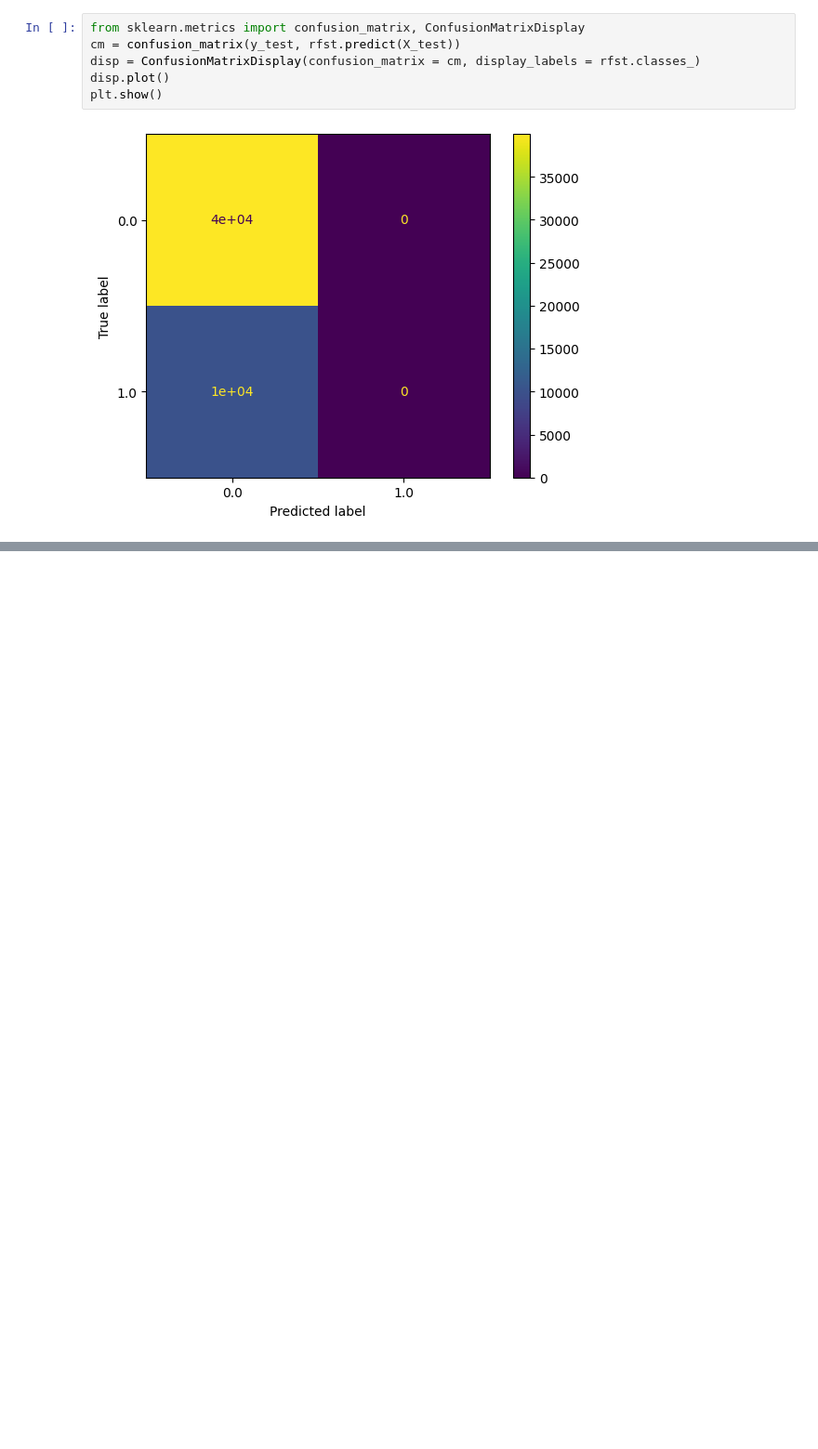
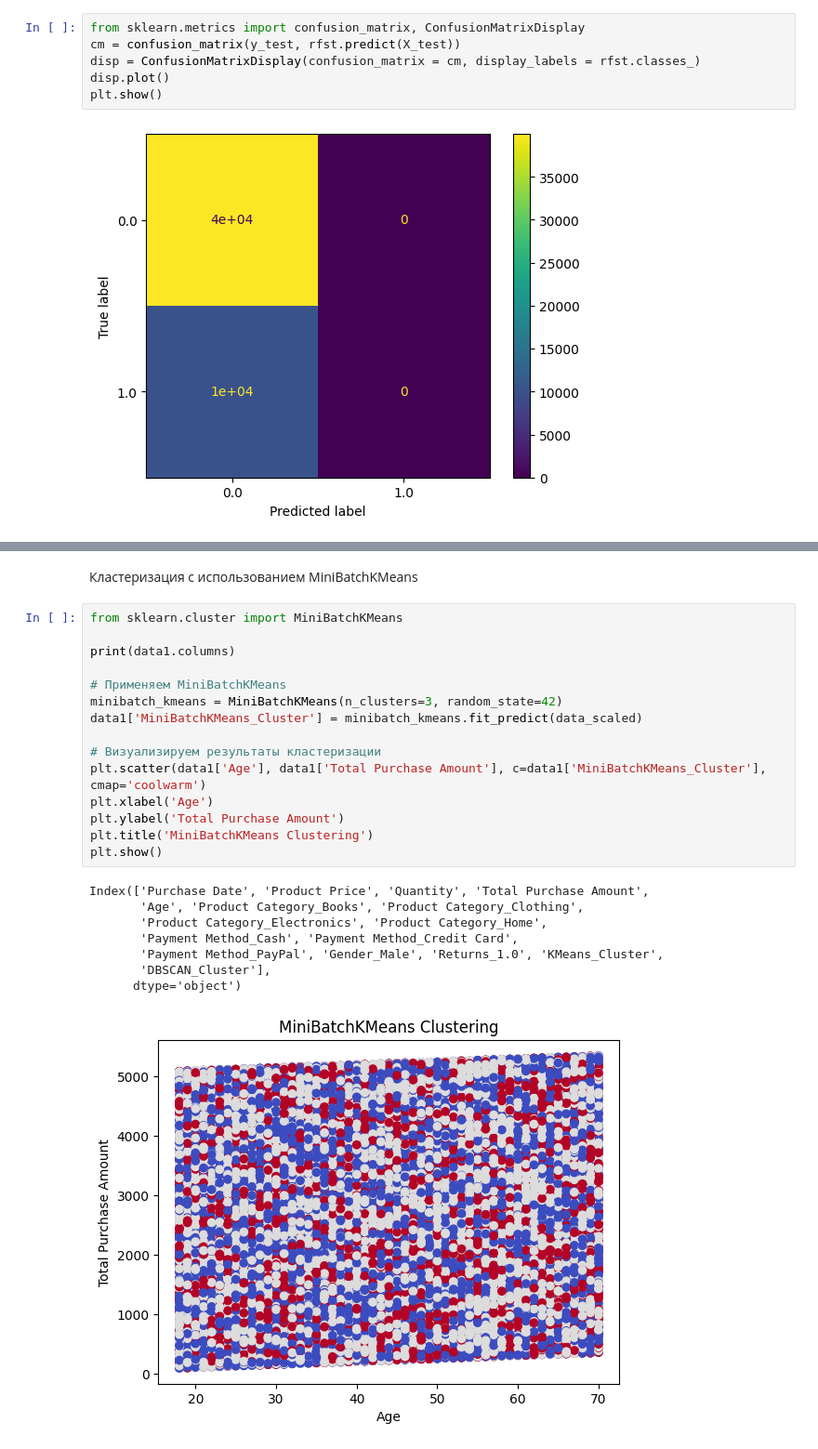
Before and after one commit to OGGLucky/ML2024, a Jupyter notebook: ML2024.ipynb, the cells around one changed output, grey strips where cells are left out. Shown at 93% size. Saved outputs shown, nothing was run; the diff lists cells and outputs as text; blank space fills up the shorter version.

```diff
--- a/ML2024.ipynb
+++ b/ML2024.ipynb
@@ -461,0 +502,26 @@ plt.show()
+# %% [markdown]
+Кластеризация с использованием MiniBatchKMeans
+# %%
+from sklearn.cluster import MiniBatchKMeans
+
+print(data1.columns)
+
+# Применяем MiniBatchKMeans
+minibatch_kmeans = MiniBatchKMeans(n_clusters=3, random_state=42)
+data1['MiniBatchKMeans_Cluster'] = minibatch_kmeans.fit_predict(data_scaled)
+
+# Визуализируем результаты кластеризации
+plt.scatter(data1['Age'], data1['Total Purchase Amount'], c=data1['MiniBatchKMeans_Cluster'], cmap='coolwarm')
+plt.xlabel('Age')
+plt.ylabel('Total Purchase Amount')
+plt.title('MiniBatchKMeans Clustering')
+plt.show()
+# %% [output]
+Index(['Purchase Date', 'Product Price', 'Quantity', 'Total Purchase Amount',
+       'Age', 'Product Category_Books', 'Product Category_Clothing',
+       'Product Category_Electronics', 'Product Category_Home',
+       'Payment Method_Cash', 'Payment Method_Credit Card',
+       'Payment Method_PayPal', 'Gender_Male', 'Returns_1.0', 'KMeans_Cluster',
+       'DBSCAN_Cluster'],
+      dtype='object')
+[figure, added]
```
Also changed, not shown: parts of 7 cells of this notebook.
